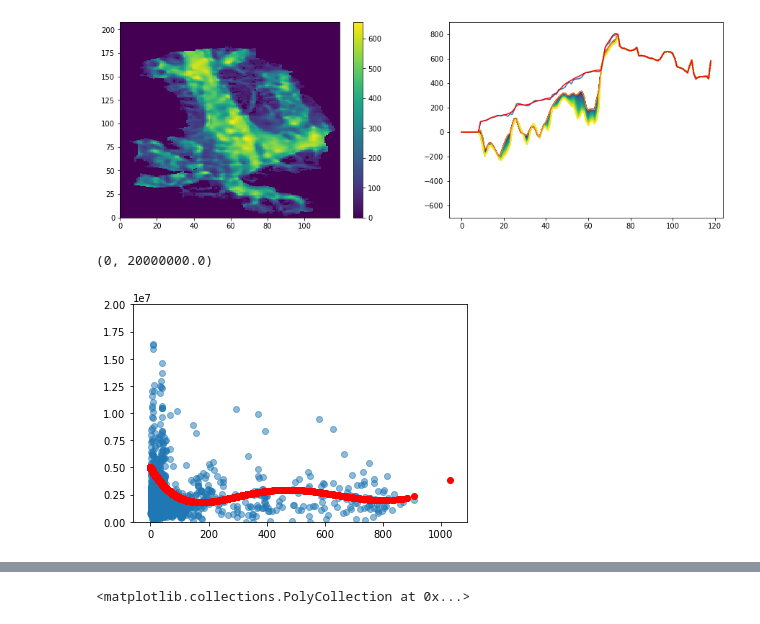
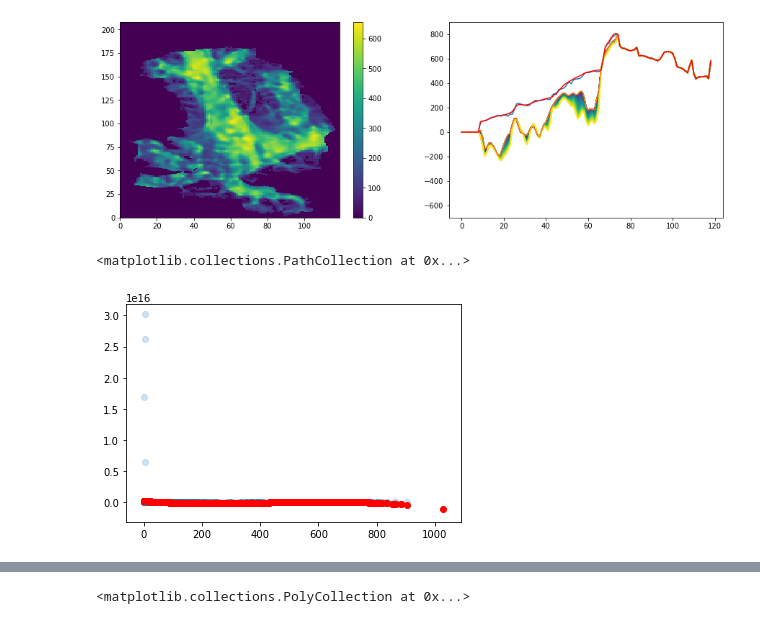
Before and after one commit to hahohe1892/thick_inv, a Jupyter notebook: Kronebreen-Kongsbreen.ipynb, the cells around one changed output, grey strips where cells are left out. Cells and saved outputs as stored; diff of their text form; code cells hidden in the pictures.

```diff
--- a/Kronebreen-Kongsbreen.ipynb
+++ b/Kronebreen-Kongsbreen.ipynb
@@ -804,15 +817,3 @@ tauc_xy_s = gauss_filter(tauc_xy, 1, 3)
 
 tauc = griddata(x_d, tauc_xy[rad_msk==1], (grid_y, grid_x), method='nearest')
 tauc = gauss_filter(tauc, 1, 3)
-# %%
-tauc_clean = tauc[3:-3,3:-3]
-#taub_clean[taub_clean>3e5]=0
-poly_tauc = np.poly1d(np.polyfit(vel_mes[3:-3,3:-3][rad_msk==1],tauc_clean[rad_msk==1],5))
-tauc_fit = poly_tauc(vel_mes)
-
-plt.scatter(vel_mes[3:-3,3:-3][rad_msk==1],tauc_clean[rad_msk==1], alpha =.5)
-plt.scatter(vel_mes, tauc_fit, c='r')
-plt.ylim([0, 2e7])
-# %% [output]
-(0, 20000000.0)
-[figure, removed]
@@ -818,0 +839,14 @@ plt.ylim([0, 2e7])
+# %%
+vel_t = copy(vel_mes)
+#vel_t[vel_t.mask]=0
+tauc_clean = tauc_new
+tauc_clean[np.isnan(tauc_clean)]=0
+poly_tauc = np.poly1d(np.polyfit(vel_t[3:-3,3:-3][rad_msk==1],tauc_clean[rad_msk==1],3))
+tauc_fit = poly_tauc(vel_t)
+
+plt.scatter(vel_t[3:-3,3:-3][rad_msk==1],tauc_clean[rad_msk==1], alpha =.2)
+plt.scatter(vel_t, tauc_fit, c='r')
+#plt.ylim([-1e7, 3e7])
+# %% [output]
+<matplotlib.collections.PathCollection at 0x...>
+[figure, added]
```
Also changed, not shown: parts of 15 cells of this notebook.
